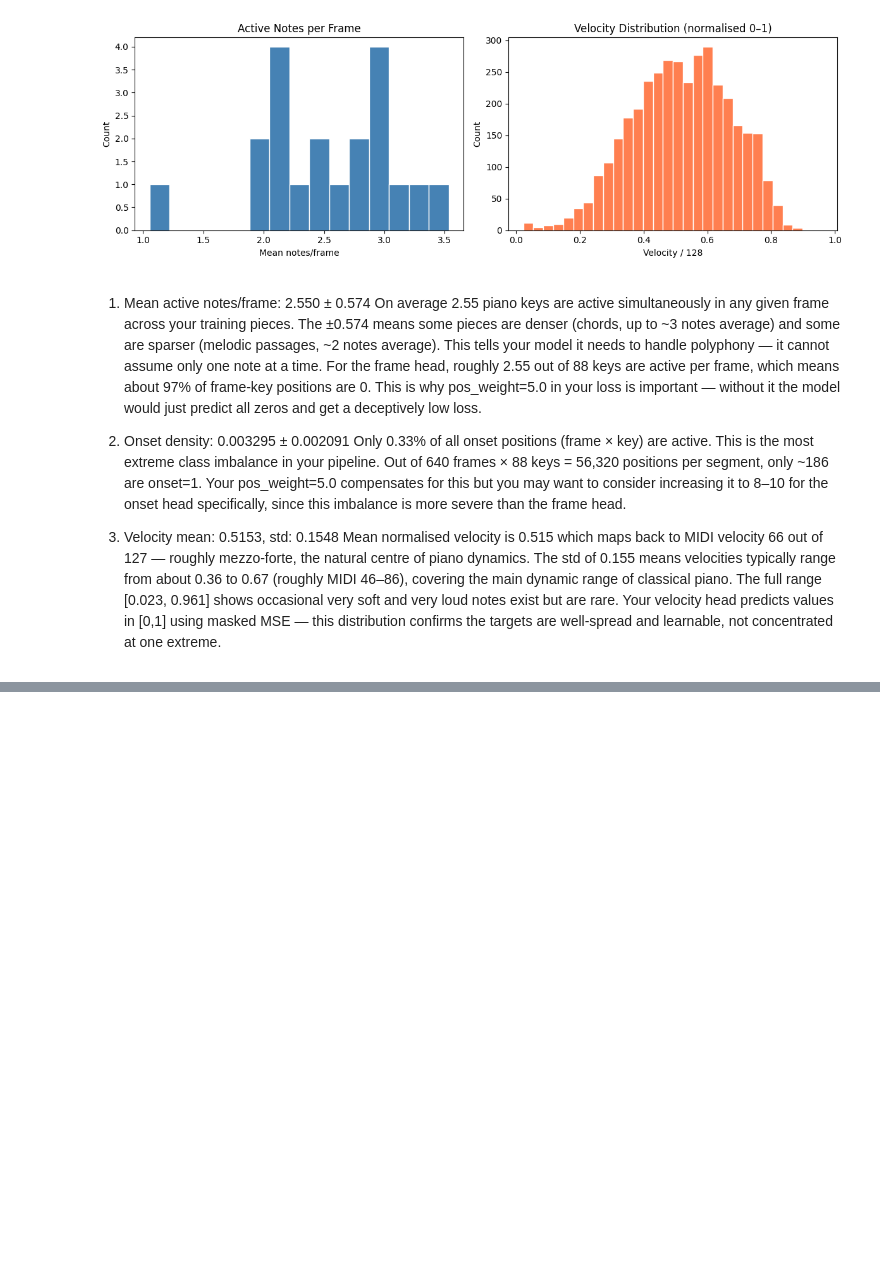
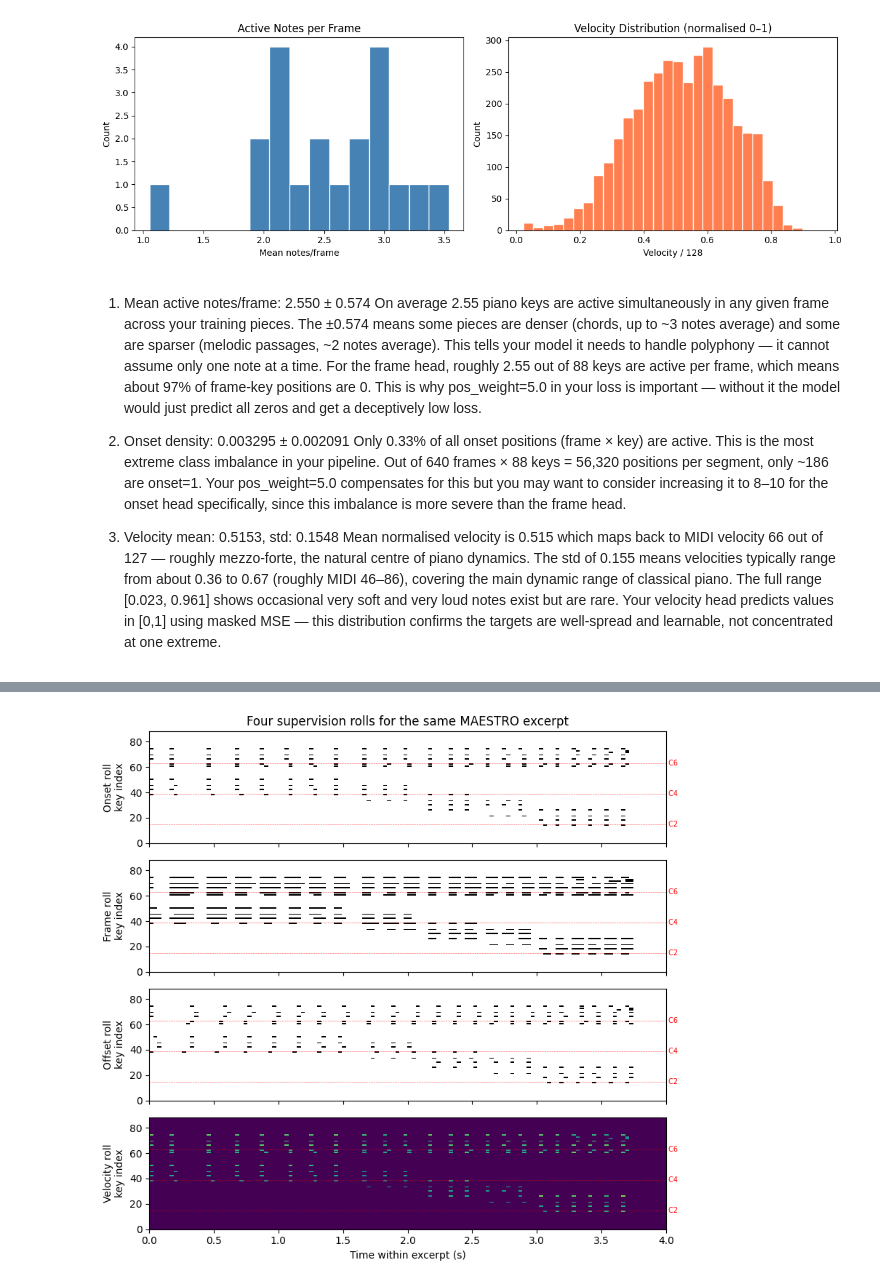
Before and after one commit to Mobinmo83/AMT_FYP, a Jupyter notebook: piano_amt/notebooks/data_exploring_verification.ipynb, the cells around one changed output, grey strips where cells are left out. Drawn from its saved outputs; the diff is of its cells as text; code cells hidden in the pictures; blank space fills up the shorter version.

```diff
--- a/piano_amt/notebooks/data_exploring_verification.ipynb
+++ b/piano_amt/notebooks/data_exploring_verification.ipynb
@@ -406,0 +576,95 @@ Mean normalised velocity is 0.515 which maps back to MIDI velocity 66 out of 127
+# %%
+# Cell C: generate Figure 3.3 — four supervision rolls aligned to Figure 3.2
+
+def to_numpy(x):
+    if isinstance(x, torch.Tensor):
+        return x.detach().cpu().numpy()
+    return np.asarray(x)
+
+# Use the exact number of frames from Fig 3.2 so the time axes match.
+n_frames = log_mel_np.shape[1]
+
+onset, frame, offset, velocity = midi_path_to_rolls(
+    MIDI_PATH,
+    n_frames=n_frames,
+    start_sec=START_SEC,
+    duration_sec=DURATION_S,
+)
+
+onset = to_numpy(onset)
+frame = to_numpy(frame)
+offset = to_numpy(offset)
+velocity = to_numpy(velocity)
+
+# Expected shape: (T, 88)
+N_KEYS = MAX_MIDI - MIN_MIDI + 1
+
+assert onset.shape == (n_frames, N_KEYS), f"onset shape wrong: {onset.shape}"
+assert frame.shape == (n_frames, N_KEYS), f"frame shape wrong: {frame.shape}"
+assert offset.shape == (n_frames, N_KEYS), f"offset shape wrong: {offset.shape}"
+assert velocity.shape == (n_frames, N_KEYS), f"velocity shape wrong: {velocity.shape}"
+
+t_axis = np.arange(n_frames) / FRAME_RATE
+
+fig, axes = plt.subplots(4, 1, figsize=(8.2, 7.8), sharex=True)
+
+panels = [
+    ("Onset roll", onset, "Greys"),
+    ("Frame roll", frame, "Greys"),
+    ("Offset roll", offset, "Greys"),
+    ("Velocity roll", velocity, "viridis"),
+]
+
+for ax, (title, data, cmap) in zip(axes, panels):
+    im = ax.imshow(
+        data.T,
+        origin="lower",
+        aspect="auto",
+        extent=[t_axis[0], t_axis[-1], 0, N_KEYS],
+        cmap=cmap,
+        vmin=0,
+        vmax=1,
+        interpolation="nearest",
+    )
+
+    ax.set_ylabel(title + "\nkey index")
+
+    # Mark useful register references.
+    for midi_note, label in [(36, "C2"), (60, "C4"), (84, "C6")]:
+        y = midi_note - MIN_MIDI
+        if 0 <= y < N_KEYS:
+            ax.axhline(y, color="red", lw=0.45, ls="--", alpha=0.65)
+            ax.text(
+                t_axis[-1],
+                y,
+                f" {label}",
+                va="center",
+                ha="left",
+                fontsize=7,
+                color="red",
+            )
+
+axes[0].set_title("Four supervision rolls for the same MAESTRO excerpt")
+axes[-1].set_xlabel("Time within excerpt (s)")
+
+fig.tight_layout()
+
+fig3_3_pdf = f"{FIG_DIR}/fig3_3_four_label_rolls.pdf"
+fig3_3_png = f"{FIG_DIR}/fig3_3_four_label_rolls.png"
+
+fig.savefig(fig3_3_pdf, bbox_inches="tight", dpi=300)
+fig.savefig(fig3_3_png, bbox_inches="tight", dpi=300)
+
+plt.show()
+
+print(f"Saved: {fig3_3_pdf}")
+print(f"Saved: {fig3_3_png}")
+
+print("\nClip-level sparsity sanity check:")
+for name, arr in [("onset", onset), ("frame", frame), ("offset", offset), ("velocity", velocity)]:
+    pos = float((arr > 0).sum())
+    neg = float(arr.size - pos)
+    ratio = neg / max(pos, 1.0)
+    print(f"  {name:8s} positives={int(pos):5d}  neg:pos={ratio:8.1f}:1")
+# %% [output]
+[figure, added]
```
Also changed, not shown: parts of 7 cells of this notebook.
